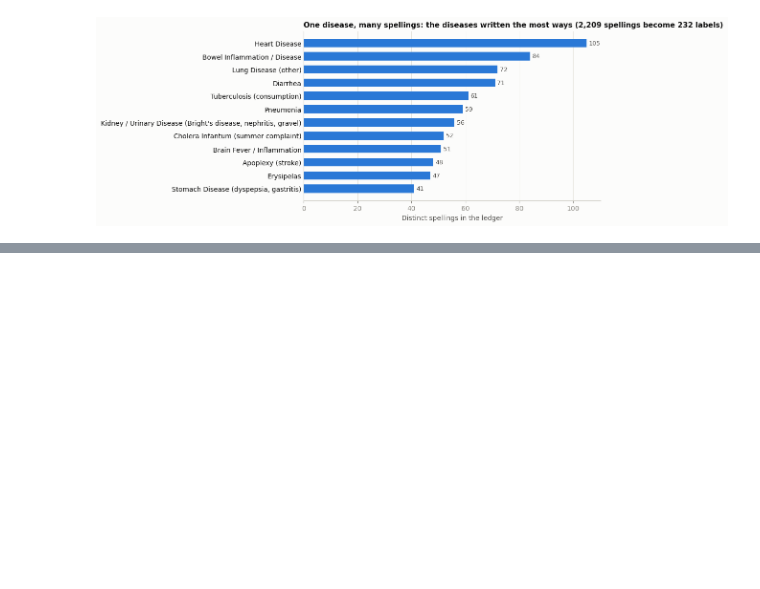
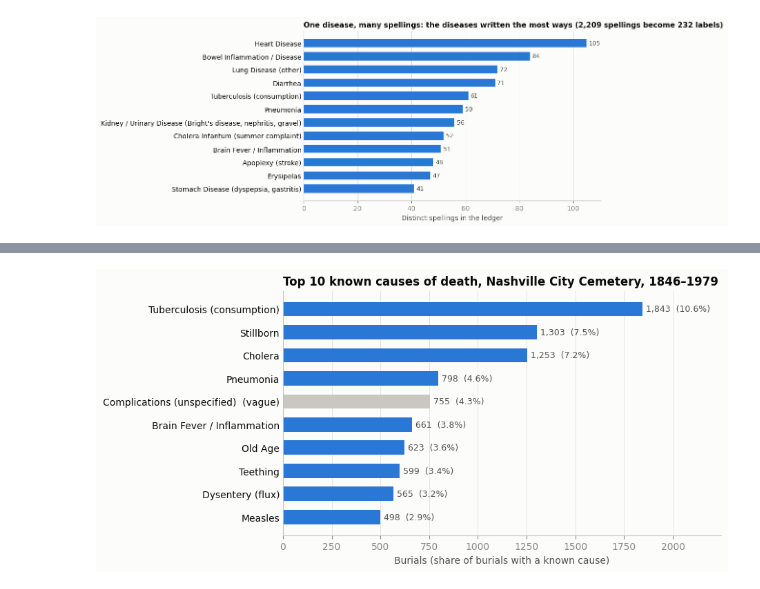
Before and after one commit to ryRyTheCoder/cause_of_death, a Jupyter notebook: submissions/juan_zavala/cemetery_analysis.ipynb, the cells around one changed output, grey strips where cells are left out. Saved outputs shown, nothing was run; the diff lists cells and outputs as text; code cells hidden in the pictures; blank space fills up the shorter version.

```diff
--- a/submissions/juan_zavala/cemetery_analysis.ipynb
+++ b/submissions/juan_zavala/cemetery_analysis.ipynb
@@ -417,0 +424,26 @@ spellings.to_frame('distinct spellings')
+# %%
+upd = df['Cause of Death Updated']
+known = upd[upd != rules.UNKNOWN]
+top10 = (known.value_counts().rename_axis('cause').reset_index(name='burials')
+         .sort_values(['burials', 'cause'], ascending=[False, True], kind='stable').head(10).reset_index(drop=True))
+top10.index = range(1, 11)
+top10['share of known causes'] = (top10['burials'] / len(known)).map(lambda x: pct(x))
+top10['share of all burials'] = (top10['burials'] / len(df)).map(lambda x: pct(x))
+VAGUE = {'Complications (unspecified)', 'Fever (unspecified)', 'Cold', 'Unknown'}
+top10['vague label?'] = top10['cause'].isin(VAGUE).map({True: 'yes', False: ''})
+top10.to_csv(RESULTS / 'top10_causes.csv', index_label='rank')
+
+fact('n_unknown_cause', int((upd == rules.UNKNOWN).sum()))
+fact('n_known_cause', len(known))
+fact('top1', top10.loc[1, 'cause'])
+fact('top1_n', int(top10.loc[1, 'burials']))
+fact('top1_pct', top10.loc[1, 'share of known causes'])
+fact('top2', top10.loc[2, 'cause'])
+fact('top2_n', int(top10.loc[2, 'burials']))
+fact('top3', top10.loc[3, 'cause'])
+fact('top3_n', int(top10.loc[3, 'burials']))
+fact('top10_list', '; '.join(f"{i}. {c} ({n:,})" for i, (c, n) in enumerate(zip(top10['cause'], top10['burials']), 1)))
+fact('top10_share', pct(top10['burials'].sum() / len(known)))
+specific = ranked(known[~known.isin(VAGUE)]).head(10)
+fact('top10_specific', '; '.join(specific.index))
+top10
@@ -417,0 +462,15 @@ spellings.to_frame('distinct spellings')
+# %%
+fig, ax = plt.subplots(figsize=(8.2, 4.6))
+labels = [c + ('  (vague)' if c in VAGUE else '') for c in top10['cause']]
+colors = [LIGHT_GRAY if c in VAGUE else BLUE for c in top10['cause']]
+ax.barh(labels[::-1], top10['burials'].values[::-1], color=colors[::-1], height=0.62)
+for y, (n, s) in enumerate(zip(top10['burials'].values[::-1], top10['share of known causes'].values[::-1])):
+    ax.text(n + 18, y, f'{n:,}  ({s})', va='center', fontsize=9, color=INK2)
+ax.set_title('Top 10 known causes of death, Nashville City Cemetery, 1846–1979')
+ax.set_xlabel('Burials (share of burials with a known cause)')
+ax.set_xlim(0, top10['burials'].max() * 1.22)
+ax.grid(axis='y', visible=False)
+ax.tick_params(axis='y', length=0, labelcolor=INK)
+save(fig, 'q2_top10_causes.png')
+# %% [output]
+[figure, added]
```
Also changed, not shown: parts of 5 cells of this notebook, 3 other files.
